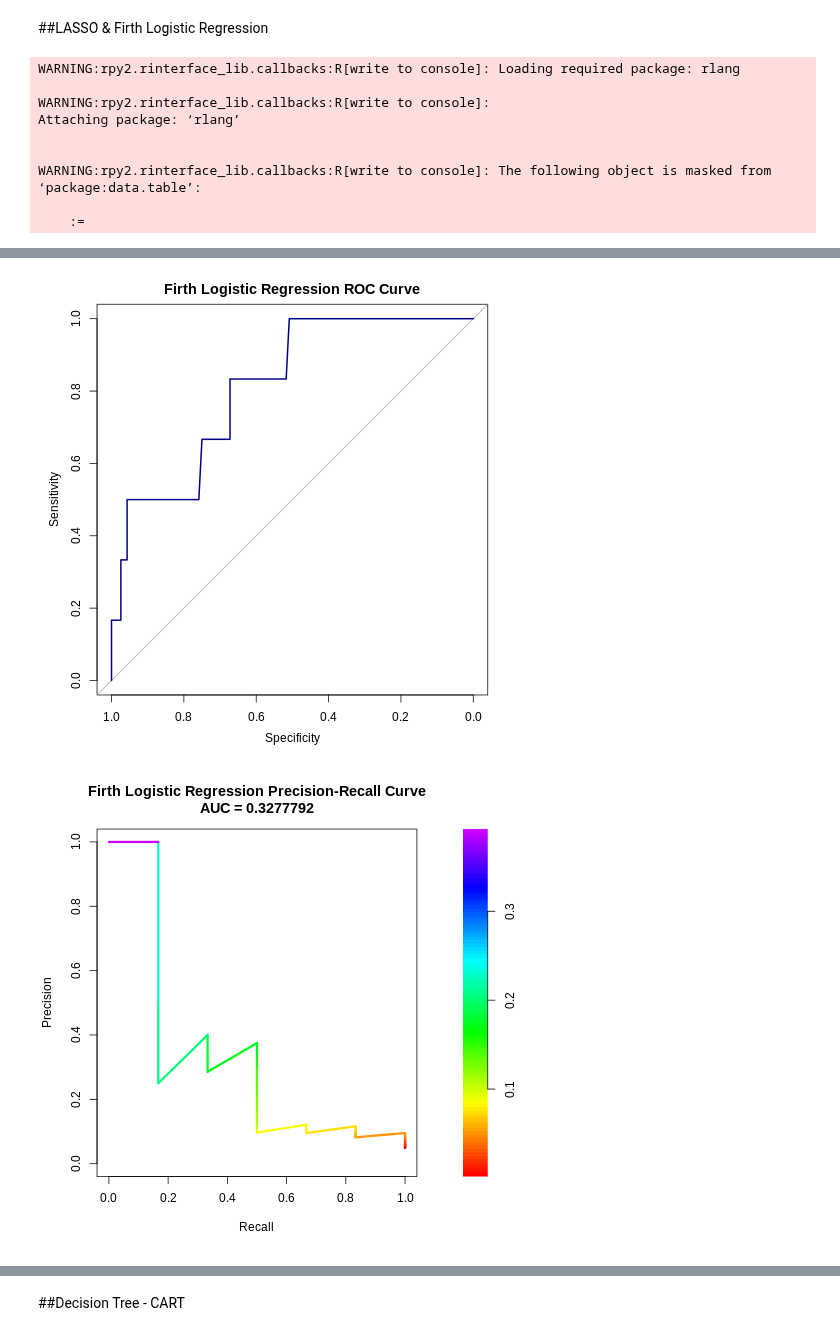
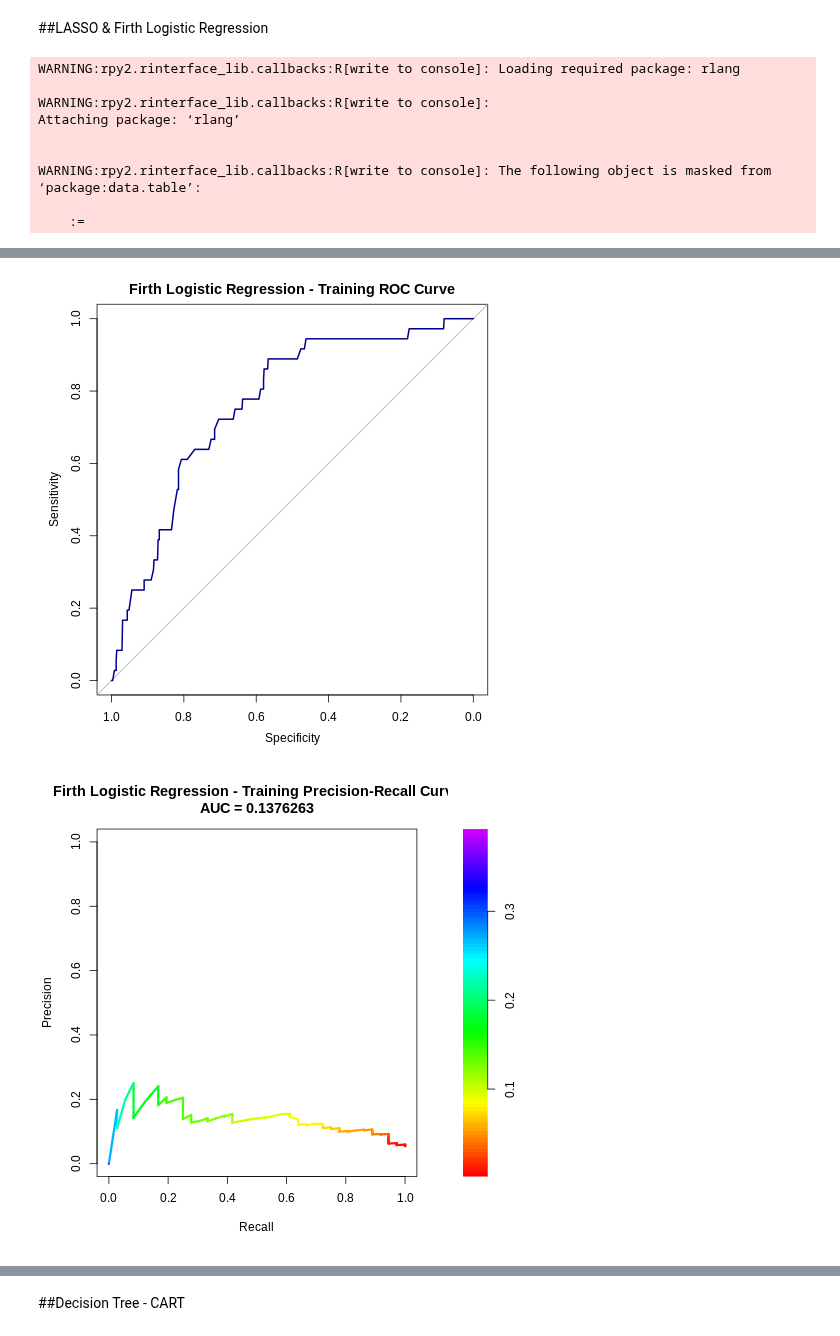
Before and after one commit to Bovi-analytics/Mallikarjuna-et-al-2026, a Jupyter notebook: LOS_Code.ipynb, the cells around one changed output, grey strips where cells are left out. Saved outputs shown, nothing was run; the diff lists cells and outputs as text; code cells hidden in the pictures.

```diff
--- a/LOS_Code.ipynb
+++ b/LOS_Code.ipynb
@@ -2786,6 +2793,76 @@ results <- data.frame(
   P_value = firth_model$prob
 )
 print(results)
+
+# TRAINING SET EVALUATION
+# Predicted probabilities on training data
+train_pred <- predict(
+  firth_model,
+  newdata = train_firth,
+  type = "response"
+)
+
+train_y <- train_firth$LOS_num
+
+# ROC-AUC
+train_roc <- pROC::roc(
+  response = train_y,
+  predictor = as.numeric(train_pred),
+  quiet = TRUE
+)
+train_auc <- as.numeric(pROC::auc(train_roc))
+cat("\nTRAIN AUC:", train_auc, "\n")
+
+
+# PR-AUC
+train_pr <- pr.curve(
+  scores.class0 = train_pred[train_y == 1],
+  scores.class1 = train_pred[train_y == 0],
+  curve = TRUE
+)
+train_pr_auc <- train_pr$auc.integral
+cat("TRAIN PR-AUC:", train_pr_auc, "\n")
+
+
+# ROC CURVE
+plot(
+  train_roc,
+  main = "Firth Logistic Regression - Training ROC Curve",
+  col = "darkblue",
+  lwd = 2
+)
+
+# PR CURVE
+plot(
+  train_pr,
+  main = "Firth Logistic Regression - Training Precision-Recall Curve"
+)
+
+# CALIBRATION PLOT
+train_cal_df <- data.frame(
+  pred = train_pred,
+  obs = train_y
+)
+ggplot(
+  train_cal_df,
+  aes(x = pred, y = obs)
+) +
+  geom_smooth(
+    method = "loess",
+    se = TRUE
+  ) +
+  geom_abline(
+    slope = 1,
+    intercept = 0,
+    linetype = "dashed",
+    color = "red"
+  ) +
+  theme_minimal() +
+  labs(
+    title = "Calibration Plot - Training Set",
+    x = "Predicted Probability",
+    y = "Observed Outcome"
+  )
 
 #Test set for model evaluation
 x_test <- model.matrix(
@@ -2950,5 +3027,5 @@ embryos_per_transfer  0.168360283
 
 TEST AUC: 0.8117816
 TEST PR-AUC: 0.3277792
-[figure, old version]
+[figure, new version]
-[figure, old version]
+[figure, new version]
```
Also changed, not shown: parts of 16 cells of this notebook.
